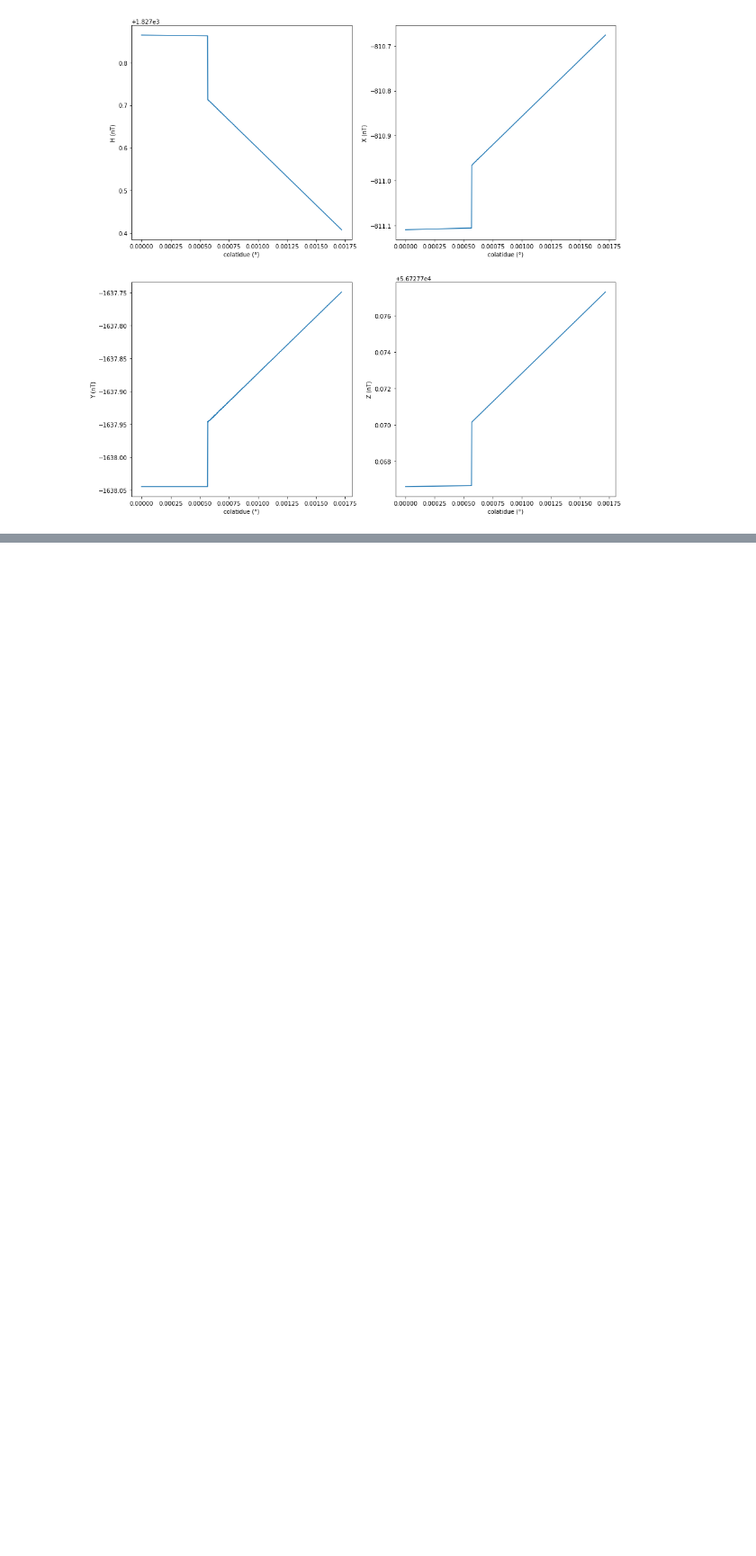
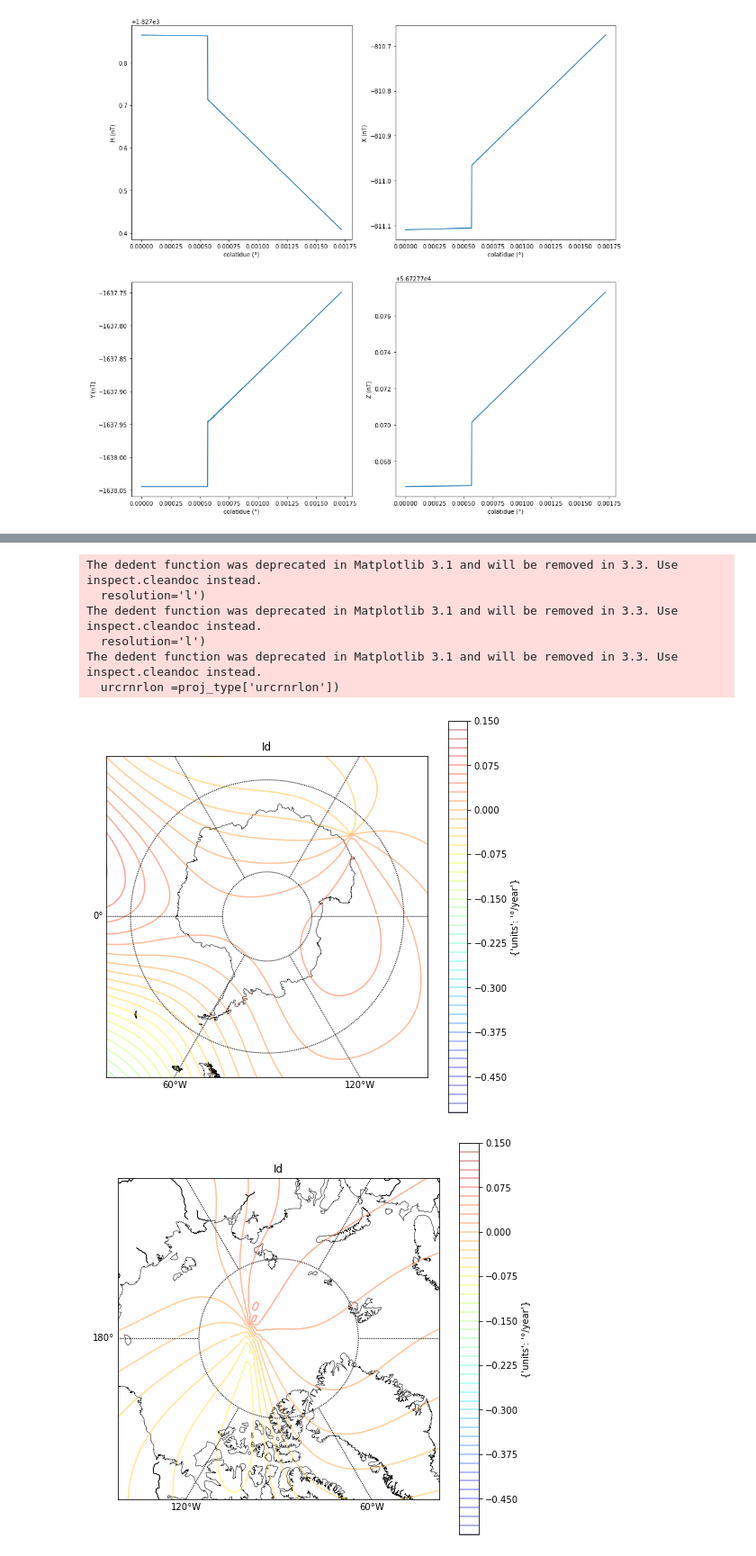
Before and after one commit to Bertin-fap/geomagnetism-exemples, a Jupyter notebook: GEOMAGNETISM_GITHUB.ipynb, the cells around one changed output, grey strips where cells are left out. Shown at 90% size. Drawn from its saved outputs; the diff is of its cells as text; code cells hidden in the pictures; blank space fills up the shorter version.

```diff
--- a/GEOMAGNETISM_GITHUB.ipynb
+++ b/GEOMAGNETISM_GITHUB.ipynb
@@ -352,0 +317,38 @@ change_yticks()
+# %%
+geo.plot_geomagetism(dintensities,
+                 dangles,
+                 dintensities_sv,
+                 dangles_sv,
+                 'Id',
+                 {'proj':'spstere',
+                  'boundinglat':-55,
+                  'lon_0':270})
+
+geo.plot_geomagetism(dintensities,
+                 dangles,
+                 dintensities_sv,
+                 dangles_sv,
+                 'Id',
+                 {'proj':'npstere',
+                  'boundinglat':70,
+                  'lon_0':270} )
+
+geo.plot_geomagetism(dintensities,
+                 dangles,
+                 dintensities_sv,
+                 dangles_sv,
+                 'Id',
+                 {'proj':'mill',
+                  'llcrnrlat':-90,
+                  'urcrnrlat': 90,
+                  'llcrnrlon':0,
+                  'urcrnrlon':360} )
+# %% [output]
+The dedent function was deprecated in Matplotlib 3.1 and will be removed in 3.3. Use inspect.cleandoc instead.
+  resolution='l')
+The dedent function was deprecated in Matplotlib 3.1 and will be removed in 3.3. Use inspect.cleandoc instead.
+  resolution='l')
+The dedent function was deprecated in Matplotlib 3.1 and will be removed in 3.3. Use inspect.cleandoc instead.
+  urcrnrlon =proj_type['urcrnrlon'])
+[figure, added]
+[figure, added]
```
Also changed, not shown: parts of 6 cells of this notebook.
